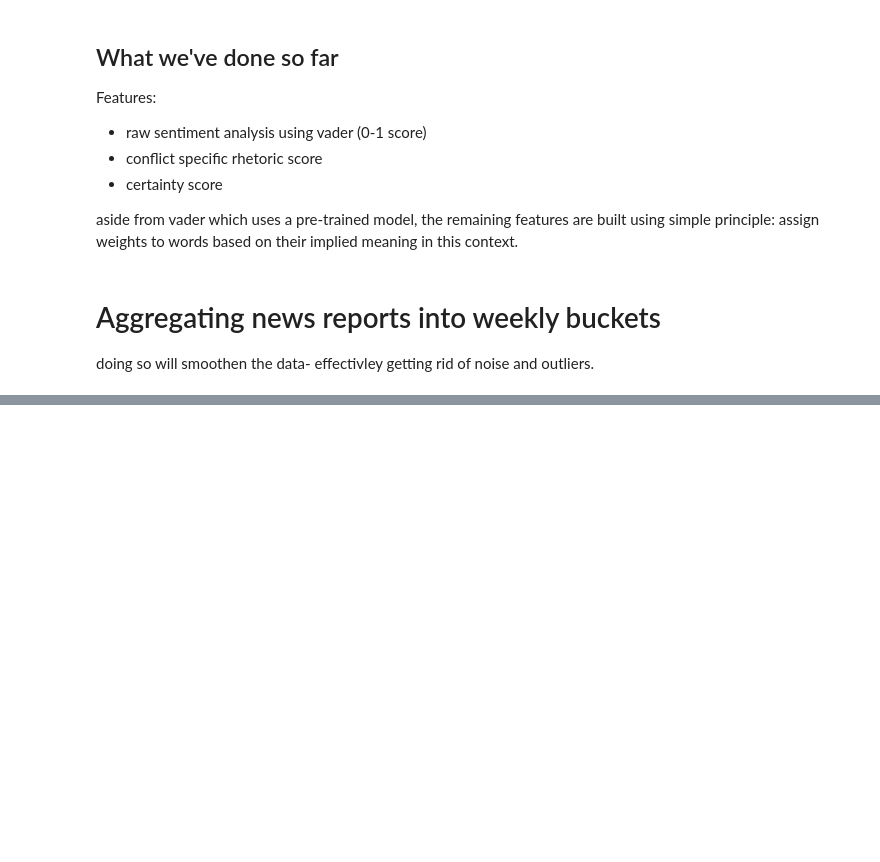
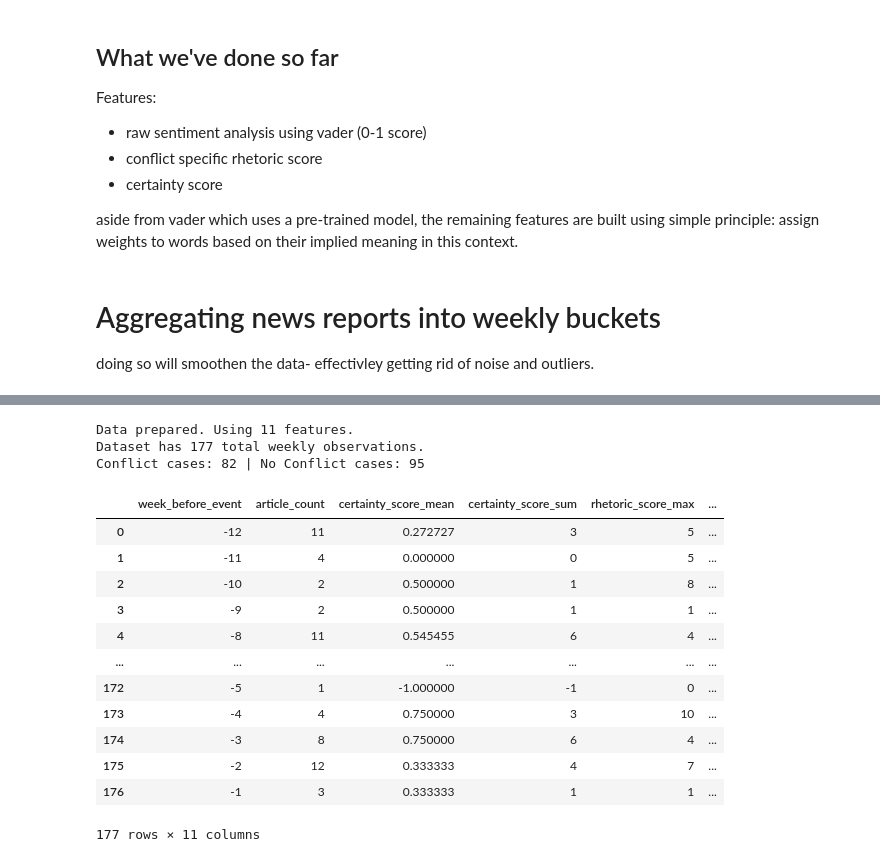
Before and after one commit to honua-dmg/RhetoricOfNoReturn, a Jupyter notebook: work.ipynb, the cells around one changed output, grey strips where cells are left out. Cells and saved outputs as stored; diff of their text form; code cells hidden in the pictures; blank space fills up the shorter version.

```diff
--- a/work.ipynb
+++ b/work.ipynb
@@ -768,0 +715,6 @@ Error: Events file 'eventscsv' not found. Please double-check the filename.
+# %%
+
+event_id = feature_files[0].replace('.csv', '')
+print(f"  -> Aggregating {event_id}...")
+filepath = os.path.join(FEATURES_DIR, feature_files[0])
+df = pd.read_csv(filepath)
@@ -768,0 +867,56 @@ Error: Events file 'eventscsv' not found. Please double-check the filename.
+# %%
+import pandas as pd
+from sklearn.model_selection import train_test_split
+from sklearn.linear_model import LogisticRegression
+from sklearn.ensemble import RandomForestClassifier
+from sklearn.preprocessing import StandardScaler
+from sklearn.metrics import classification_report, confusion_matrix,accuracy_score
+
+MODEL_FILE = 'final_model_data.csv'
+# %%
+try:
+    df = pd.read_csv(MODEL_FILE)
+except FileNotFoundError:
+    print(f"Error: Model data file '{MODEL_FILE}' not found. Please run aggregate_features.py first.")
+
+
+# Handle potential missing values (e.g., in '_std' columns for weeks with 1 article)
+# We will fill these with 0 for simplicity.
+df = df.fillna(0)
+
+# --- 2. Feature Engineering & Selection ---
+# Our goal is to predict the 'Outcome' based on the weekly features.
+
+# Convert the 'Outcome' column to a binary format (0 or 1)
+df['Outcome_binary'] = df['Outcome'].apply(lambda x: 1 if x == 'Conflict' else 0)
+
+# The features for our model are all the numerical columns we created
+# We exclude identifiers like Event_ID and the original Outcome string
+features = [col for col in df.columns if col not in ['Event_ID', 'Outcome', 'Outcome_binary']]
+
+X = df[features]
+y = df['Outcome_binary']
+
+print(f"Data prepared. Using {len(X.columns)} features.")
+print(f"Dataset has {len(df)} total weekly observations.")
+print(f"Conflict cases: {y.sum()} | No Conflict cases: {len(y) - y.sum()}")
+# %% [output]
+Data prepared. Using 11 features.
+Dataset has 177 total weekly observations.
+Conflict cases: 82 | No Conflict cases: 95
+# %%
+X
+# %% [output]
+|  | week_before_event | article_count | certainty_score_mean | certainty_score_sum | rhetoric_score_max | ... |
+| 0 | -12 | 11 | 0.272727 | 3 | 5 | ... |
+| 1 | -11 | 4 | 0.000000 | 0 | 5 | ... |
+| 2 | -10 | 2 | 0.500000 | 1 | 8 | ... |
+| 3 | -9 | 2 | 0.500000 | 1 | 1 | ... |
+| 4 | -8 | 11 | 0.545455 | 6 | 4 | ... |
+| ... | ... | ... | ... | ... | ... | ... |
+| 172 | -5 | 1 | -1.000000 | -1 | 0 | ... |
+| 173 | -4 | 4 | 0.750000 | 3 | 10 | ... |
+| 174 | -3 | 8 | 0.750000 | 6 | 4 | ... |
+| 175 | -2 | 12 | 0.333333 | 4 | 7 | ... |
+| 176 | -1 | 3 | 0.333333 | 1 | 1 | ... |
+177 rows × 11 columns
```
Also changed, not shown: parts of 52 cells of this notebook, 2 other files.
